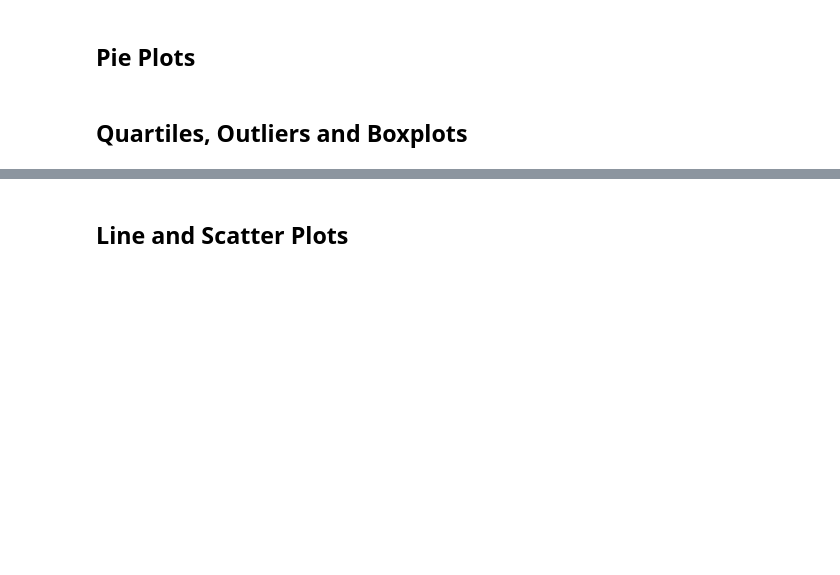
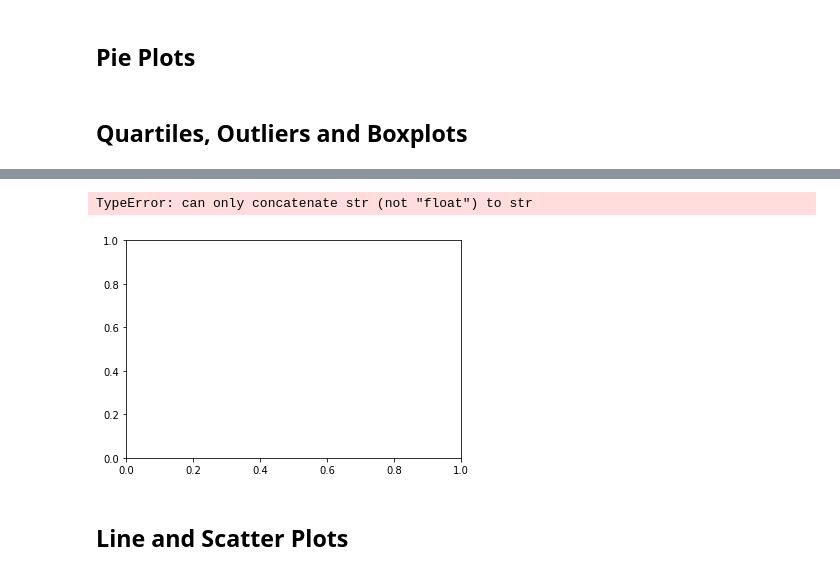
Before and after one commit to msheker/UCI_projects, a Jupyter notebook: matplotlib-challenge/Pymaceuticals/pymaceuticals_starter.ipynb, the cells around one changed output, grey strips where cells are left out. Saved outputs shown, nothing was run; the diff lists cells and outputs as text; code cells hidden in the pictures; blank space fills up the shorter version.

```diff
--- a/matplotlib-challenge/Pymaceuticals/pymaceuticals_starter.ipynb
+++ b/matplotlib-challenge/Pymaceuticals/pymaceuticals_starter.ipynb
@@ -130,5 +161,12 @@ plt.bar(df.Timepoint.unique(), df["Mouse ID"].groupby(df.Timepoint).count())
 # %%
 # Generate a box plot of the final tumor volume of each mouse across four regimens of interest
+
+fig1, ax = plt.subplots()
+ax.boxplot(df[['Drug Regimen','Tumor Volume (mm3)']])
+plt.show()
+# %% [output]
+TypeError: can only concatenate str (not "float") to str
+[figure, added]
 # %% [markdown]
 ## Line and Scatter Plots
 # %%
```
Also changed, not shown: parts of 2 cells of this notebook, 7 other files.
